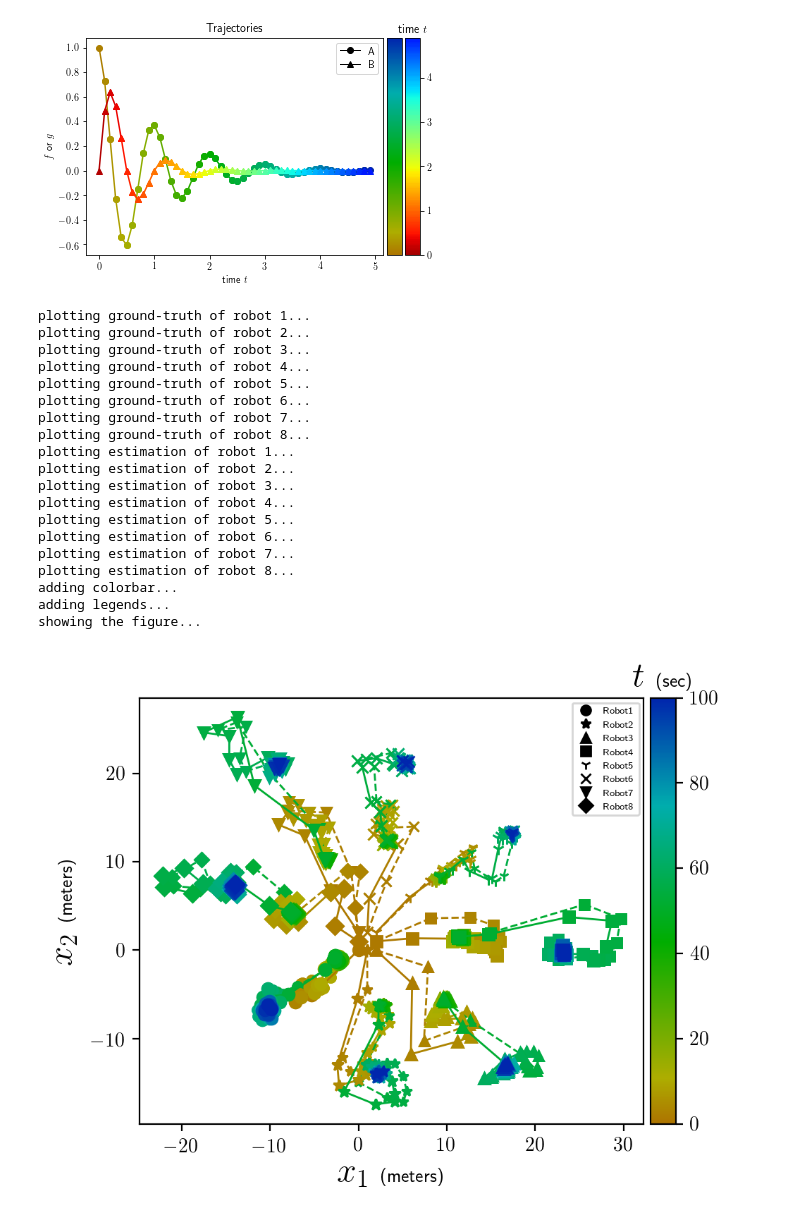
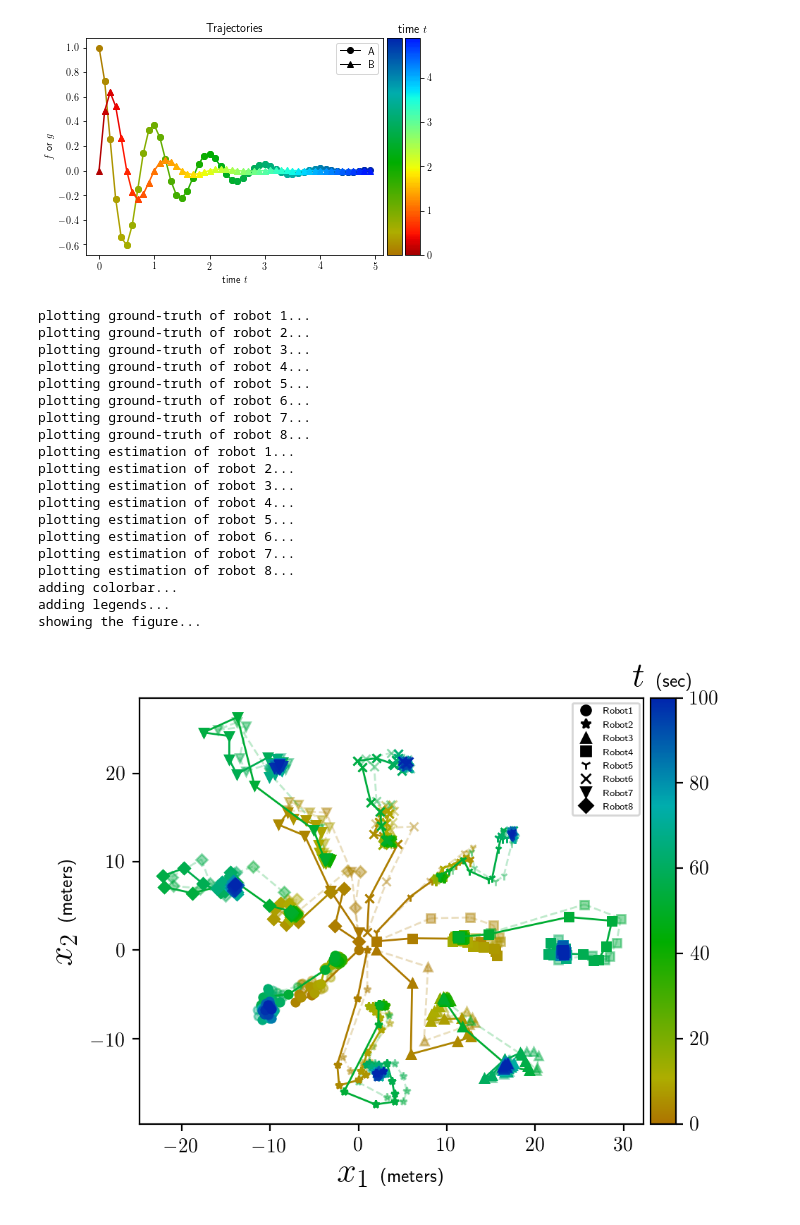
Before and after one commit to tidota/misc-code, a Jupyter notebook: snippets/python/pyplot/pyplot_prac.ipynb, the cells around one changed output. Drawn from its saved outputs; the diff is of its cells as text; code cells hidden in the pictures.

```diff
--- a/snippets/python/pyplot/pyplot_prac.ipynb
+++ b/snippets/python/pyplot/pyplot_prac.ipynb
@@ -238,7 +238,7 @@ def f(t):
 def g(t):
     return np.exp(-2*t) * np.sin(2*np.pi*t)
 
-def cmf(val): # original
+def cmf(val):
     if cm_new:
         val /= maxt
         return plt.cm.jet(0.97-val*0.82)
@@ -248,6 +248,20 @@ def cmf(val): # original
         h2 = 40/360
         h = (1-val)*(h2-h1)+h1
         return np.array(list(colorsys.hsv_to_rgb(h,1,0.68)) + [1])
+
+subtle_alpha = 0.25
+def cmf_s(val):
+    if cm_new:
+        val /= maxt
+        c = plt.cm.jet(0.97-val*0.82)
+        c[3] = subtle_alpha
+        return c
+    else:
+        val /= maxt
+        h1 = 227/360
+        h2 = 40/360
+        h = (1-val)*(h2-h1)+h1
+        return np.array(list(colorsys.hsv_to_rgb(h,1,0.68)) + [subtle_alpha])
 
 # def cm1f(val): # original
 #     val /= maxt
@@ -281,6 +295,11 @@ cm._init()
 cm._lut = np.array([cmf(x) for x in np.linspace(0, maxt, cm.N)])
 mpl.cm.register_cmap(name='cm', cmap=cm)
 
+cm_s = copy.deepcopy(plt.cm.get_cmap('jet'))
+cm_s._init()
+cm_s._lut = np.array([cmf_s(x) for x in np.linspace(0, maxt, cm_s.N)])
+mpl.cm.register_cmap(name='cm_s', cmap=cm)
+
 # prep figure
 fig, ax = plt.subplots()
 #fig.set_size_inches(6,5)
@@ -301,7 +320,7 @@ for i in range(8):
             (data[:,1+10*i:2+10*i],
              data[:,2+10*i:3+10*i],
              data[:,0:1]),axis=1).tolist(),
-        markers[i]+'--', cmf, lw=1, ms=5)
+        markers[i]+'--', cmf_s, lw=1, ms=4)
 # plot estimated trajectories
 for i in range(8):
     print('plotting estimation of robot ' + str(i+1) + '...')
@@ -310,7 +329,7 @@ for i in range(8):
             (data[:,3+10*i:4+10*i],
              data[:,4+10*i:5+10*i],
              data[:,0:1]),axis=1).tolist(),
-        markers[i], cmf, lw=1, ms=6)
+        markers[i], cmf, lw=1, ms=4)
 
 # fix the ratio
 xleft, xright = ax.get_xlim()
@@ -351,31 +370,31 @@ legend_elements = [
         marker=markers[i],
         markersize=5, label='Robot'+str(i+1)) for i in range(8)]
 ax.legend(
     handles=legend_elements,
     loc='best',
     fontsize=5)
 
 # show the figure
 print('showing the figure...')
 plt.show()
 # %% [output]
 plotting ground-truth of robot 1...
 plotting ground-truth of robot 2...
 plotting ground-truth of robot 3...
 plotting ground-truth of robot 4...
 plotting ground-truth of robot 5...
 plotting ground-truth of robot 6...
 plotting ground-truth of robot 7...
 plotting ground-truth of robot 8...
 plotting estimation of robot 1...
 plotting estimation of robot 2...
 plotting estimation of robot 3...
 plotting estimation of robot 4...
 plotting estimation of robot 5...
 plotting estimation of robot 6...
 plotting estimation of robot 7...
 plotting estimation of robot 8...
 adding colorbar...
 adding legends...
 showing the figure...
-[figure, old version]
+[figure, new version]
```
